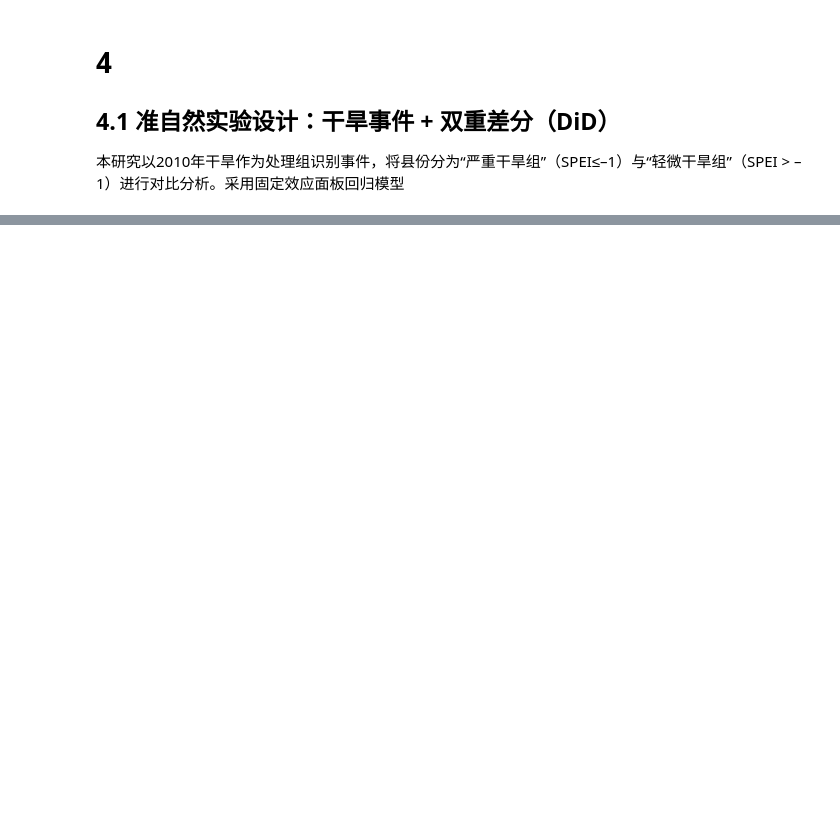
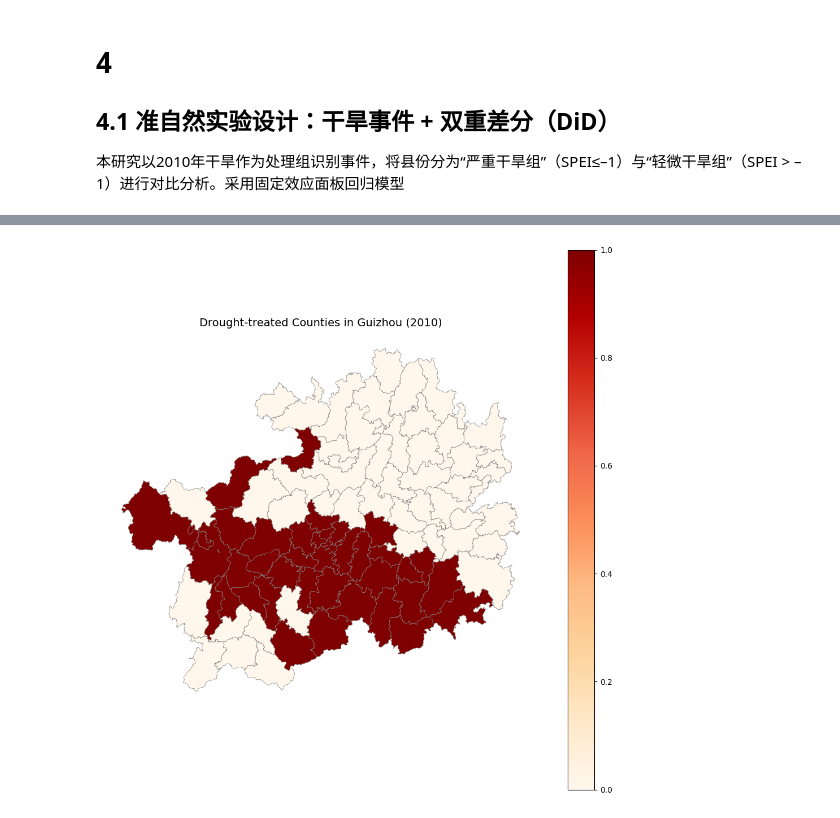
Before and after one commit to ixxiiris/CASA_Dissertation, a Jupyter notebook: DiD/did_event.ipynb, the cells around one changed output, grey strips where cells are left out. Saved outputs shown, nothing was run; the diff lists cells and outputs as text; code cells hidden in the pictures; blank space fills up the shorter version.

```diff
--- a/DiD/did_event.ipynb
+++ b/DiD/did_event.ipynb
@@ -38,0 +270,32 @@ df['drought_post_high_agri'] = df['drought_post'] * df['high_agriculture']
+# %%
+# === 1. 读取地理边界数据（贵州县级 shapefile）===
+gdf = gpd.read_file("data/guizhou_county_shp/guizhou_county.shp")
+
+# 确保有一列县名与你的 df 对应，例如 county_en 或 county_name
+# 如需重命名，可使用：
+# gdf = gdf.rename(columns={"NAME_EN": "ENG_NAME"})
+
+# === 2. 读取模型数据 ===
+df = pd.read_csv("data/guizhou_model_ready.csv")
+
+# 取出 2010 年县名 + drought_treated 标签，去重
+df_drought = df[df['year'] == 2010][['ENG_NAME', 'drought_treated']].drop_duplicates()
+
+# === 3. 合并地图和数据 ===
+gdf = gdf.merge(df_drought, on="ENG_NAME", how="left")
+
+# 如果某些县未匹配到，则设为 0（默认非干旱县）
+gdf['drought_treated'] = gdf['drought_treated'].fillna(0)
+
+# === 4. 可视化 ===
+fig, ax = plt.subplots(1, 1, figsize=(10, 10))
+gdf.plot(column='drought_treated',
+         cmap='OrRd', linewidth=0.5, edgecolor='gray',
+         legend=True, ax=ax)
+
+ax.set_title("Drought-treated Counties in Guizhou (2010)", fontsize=14)
+ax.axis('off')
+plt.tight_layout()
+plt.show()
+# %% [output]
+[figure, added]
```
Also changed, not shown: parts of 35 cells of this notebook, 12 other files.
